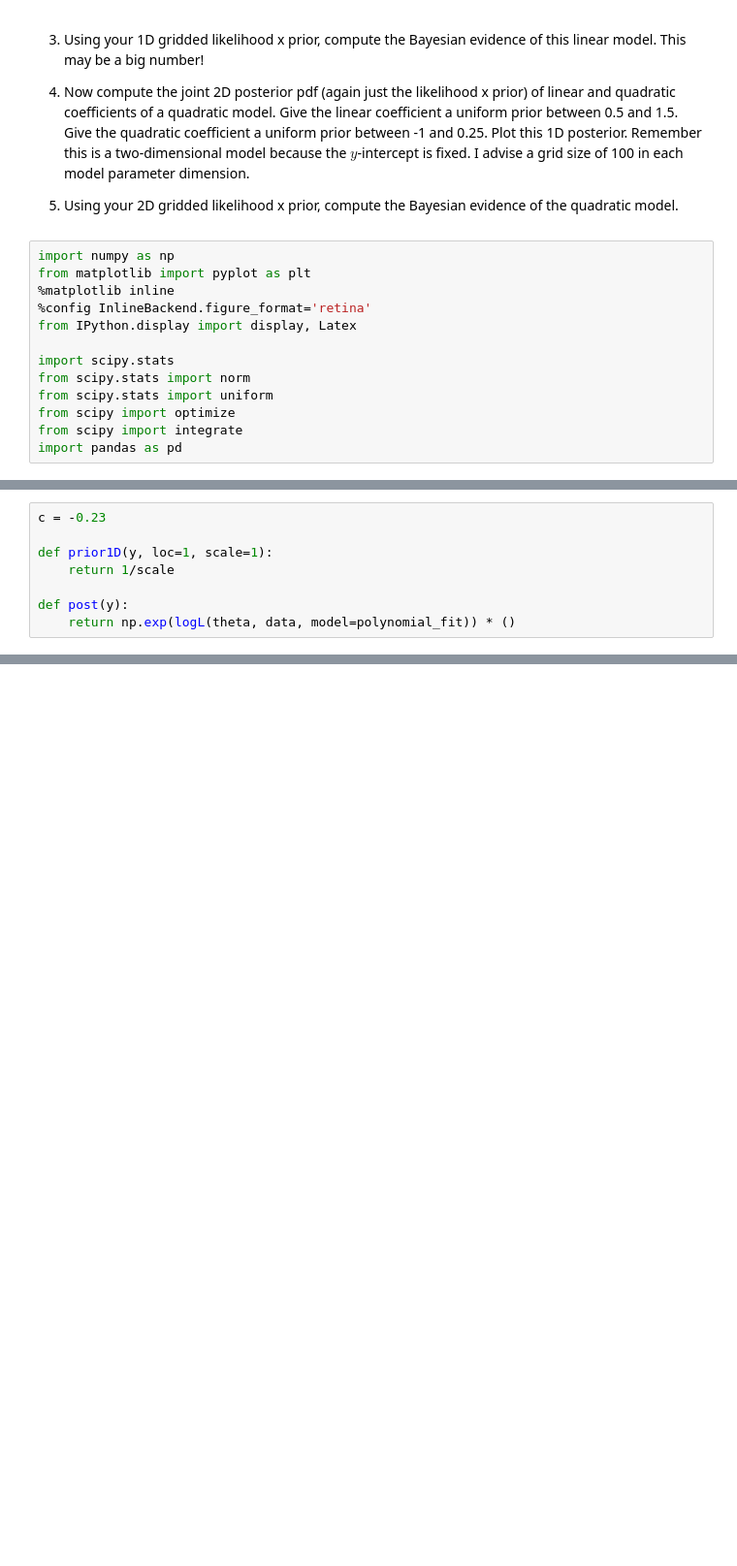
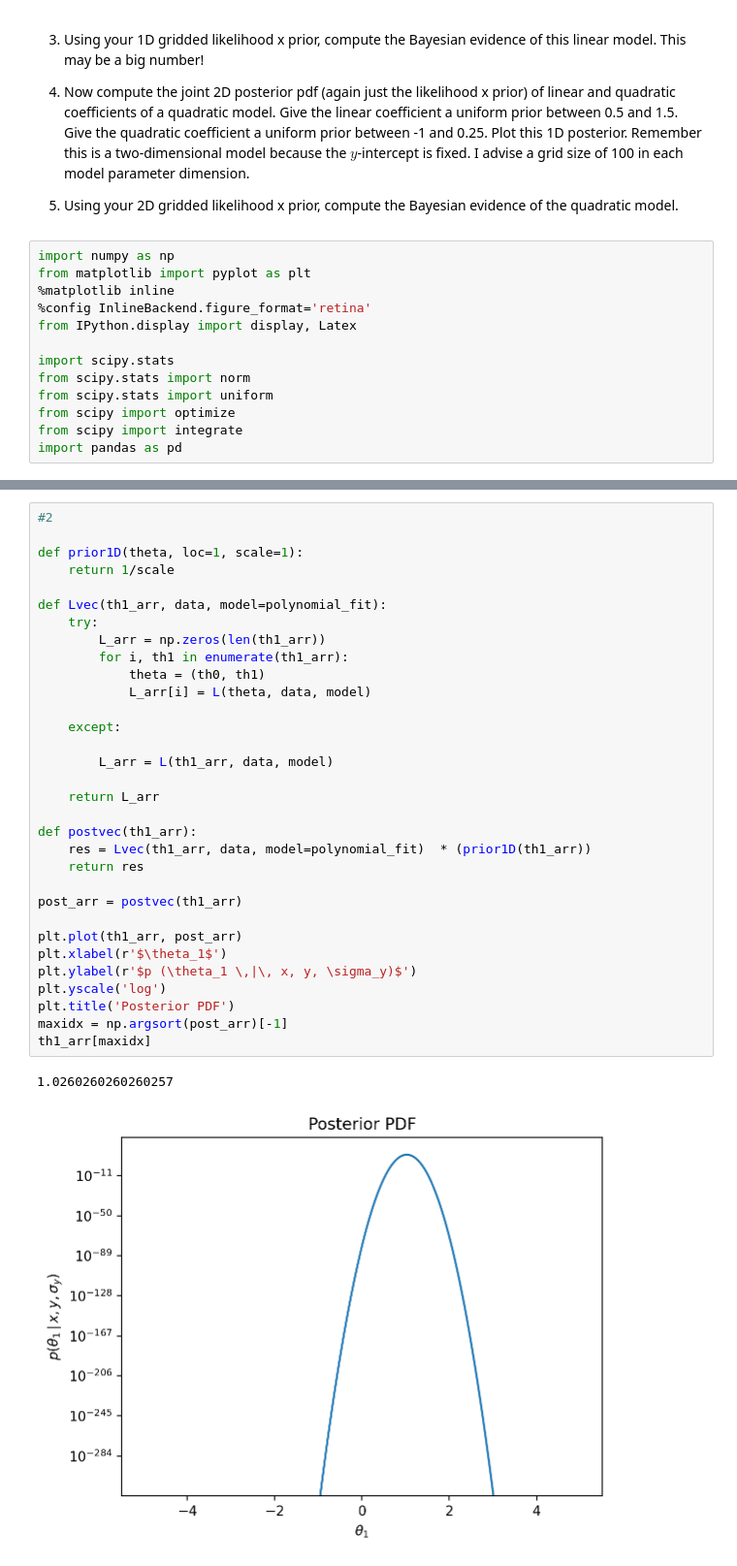
Before and after one commit to agupta-umiss/phys629-fall-2023, a Jupyter notebook: student_folders/arindam_sharma/phys629_f23_hw8_ArindamSharma.ipynb, the cells around one changed output, grey strips where cells are left out. Shown at 97% size. Drawn from its saved outputs; the diff is of its cells as text; blank space fills up the shorter version.

```diff
--- a/student_folders/arindam_sharma/phys629_f23_hw8_ArindamSharma.ipynb
+++ b/student_folders/arindam_sharma/phys629_f23_hw8_ArindamSharma.ipynb
@@ -53,8 +58,0 @@ x, y, sigma_y = np.load('../../homeworks/hw_data/hw8_data.npy')
-# %%
-c = -0.23
-
-def prior1D(y, loc=1, scale=1):
-    return 1/scale
-
-def post(y):
-    return np.exp(logL(theta, data, model=polynomial_fit)) * ()
@@ -60,0 +71,35 @@ def post(y):
+# %%
+#2
+
+def prior1D(theta, loc=1, scale=1):
+    return 1/scale
+
+def Lvec(th1_arr, data, model=polynomial_fit):
+    try:
+        L_arr = np.zeros(len(th1_arr))
+        for i, th1 in enumerate(th1_arr):
+            theta = (th0, th1)
+            L_arr[i] = L(theta, data, model)
+
+    except:
+
+        L_arr = L(th1_arr, data, model)
+
+    return L_arr
+
+def postvec(th1_arr):
+    res = Lvec(th1_arr, data, model=polynomial_fit)  * (prior1D(th1_arr))
+    return res
+
+post_arr = postvec(th1_arr)
+
+plt.plot(th1_arr, post_arr)
+plt.xlabel(r'$\theta_1$')
+plt.ylabel(r'$p (\theta_1 \,|\, x, y, \sigma_y)$')
+plt.yscale('log')
+plt.title('Posterior PDF')
+maxidx = np.argsort(post_arr)[-1]
+th1_arr[maxidx]
+# %% [output]
+1.0260260260260257
+[figure, added]
```
Also changed, not shown: parts of 5 cells of this notebook, 2 other files.
